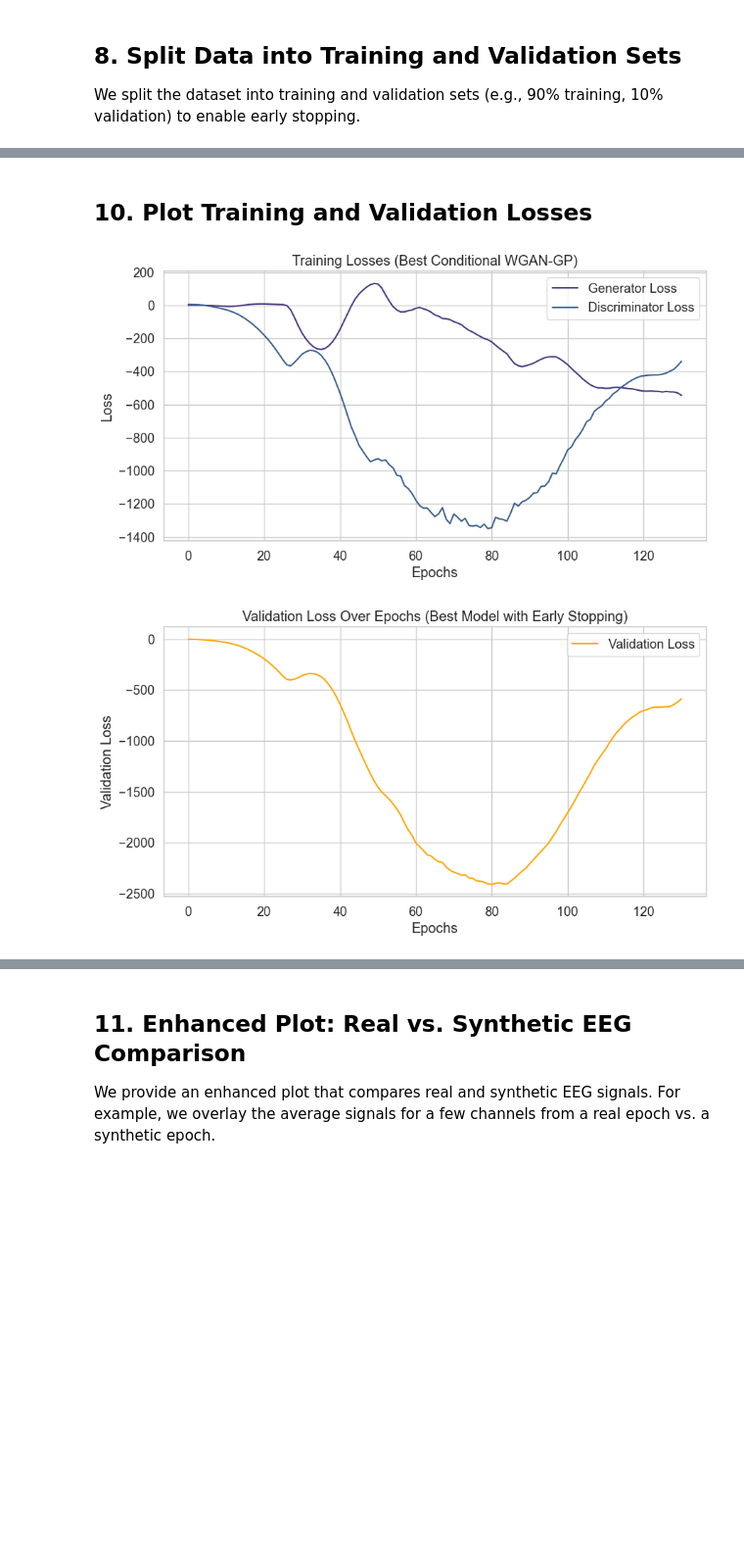
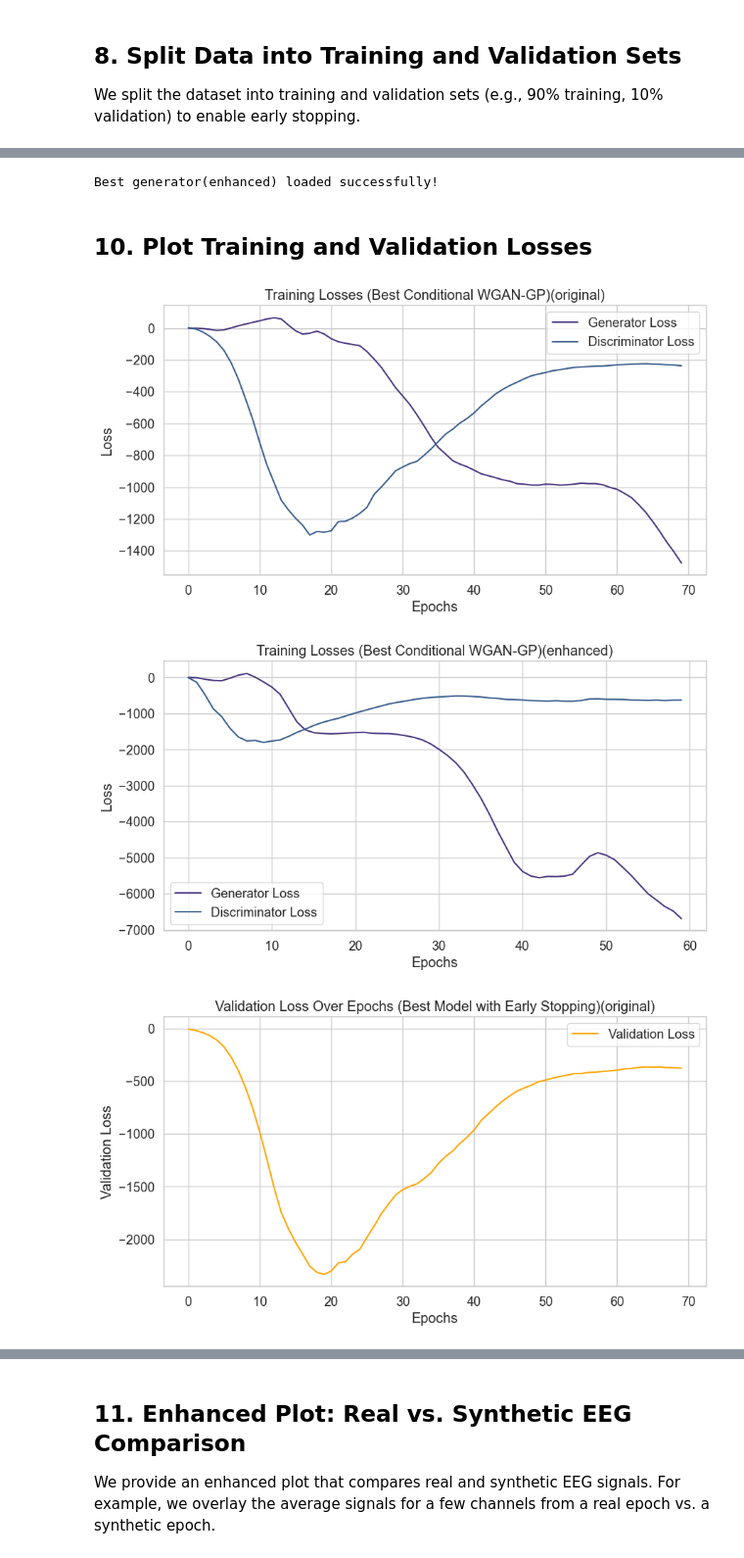
Before and after one commit to tneuschaefer/gnn-project, a Jupyter notebook: notebooks/GAN_augmentation_exploration.ipynb, the cells around one changed output, grey strips where cells are left out. Shown at 98% size. Saved outputs shown, nothing was run; the diff lists cells and outputs as text; code cells hidden in the pictures; blank space fills up the shorter version.

```diff
--- a/notebooks/GAN_augmentation_exploration.ipynb
+++ b/notebooks/GAN_augmentation_exploration.ipynb
@@ -65,6 +71,8 @@ n_channels = 63
 signal_len = 1000    # 5 seconds at 200 Hz
 num_classes = 2
 
+target_signal_len = 1001
+
 batch_size = 64
 learning_rate = 5e-5
 lambda_gp = 10
@@ -572,0 +667,6 @@ Best validation loss: -2409.6560
+# %%
+# Tuning Enhanced Discriminator
+best_config_enh, _, G_losses_tune_enh, D_losses_tune_enh, val_losses_tune_enh = tune_cWGAN(
+    hyperparams_list, EEGGenerator, EEGDiscriminatorEnhanced,
+    train_loader, val_loader, latent_dim, device, patience=50, model_save_dir='./models/enhanced'
+)
@@ -587,39 +724,55 @@ Best generator loaded successfully!
+# %%
+# Enhanced model loading
+
+# Load the best saved generator
+best_generator_enhanced = EEGGenerator(latent_dim, n_channels, target_signal_len, num_classes).to(device)
+best_generator_enhanced.load_state_dict(torch.load('./models/enhanced/best_generator.pth', map_location=device))
+best_generator_enhanced.eval()
+
+print("Best generator(enhanced) loaded successfully!")
+# %% [output]
+Best generator(enhanced) loaded successfully!
 # %% [markdown]
 ## 10. Plot Training and Validation Losses
 # %%
-# plt.figure(figsize=(10,5))
-# plt.plot(G_losses, label="Generator Loss")
-# plt.plot(D_losses, label="Discriminator Loss")
-# plt.xlabel("Iterations")
-# plt.ylabel("Loss")
-# plt.title("Training Losses for Conditional WGAN-GP")
-# plt.legend()
-# plt.show()
-#
-# plt.figure(figsize=(10,5))
-# plt.plot(val_losses, label="Validation Loss", color="orange")
-# plt.xlabel("Epochs")
-# plt.ylabel("Validation Loss")
-# plt.title("Validation Loss Over Epochs (Early Stopping)")
-# plt.legend()
-# plt.show()
+# For original
 plt.figure(figsize=(10, 5))
-plt.plot(best_G_losses, label="Generator Loss")
-plt.plot(best_D_losses, label="Discriminator Loss")
+plt.plot(G_losses_tune_orig, label="Generator Loss")
+plt.plot(D_losses_tune_orig, label="Discriminator Loss")
 plt.xlabel("Epochs")
 plt.ylabel("Loss")
-plt.title("Training Losses (Best Conditional WGAN-GP)")
+plt.title("Training Losses (Best Conditional WGAN-GP)(original)")
+plt.legend()
+plt.show()
+
+# Enhanced
+plt.figure(figsize=(10, 5))
+plt.plot(G_losses_tune_enh, label="Generator Loss")
+plt.plot(D_losses_tune_enh, label="Discriminator Loss")
+plt.xlabel("Epochs")
+plt.ylabel("Loss")
+plt.title("Training Losses (Best Conditional WGAN-GP)(enhanced)")
 plt.legend()
 plt.show()
 
 # Plot Validation Loss
 plt.figure(figsize=(10, 5))
-plt.plot(best_val_losses, label="Validation Loss", color="orange")
+plt.plot(val_losses_tune_orig, label="Validation Loss", color="orange")
 plt.xlabel("Epochs")
 plt.ylabel("Validation Loss")
-plt.title("Validation Loss Over Epochs (Best Model with Early Stopping)")
+plt.title("Validation Loss Over Epochs (Best Model with Early Stopping)(original)")
 plt.legend()
 plt.show()
+
+# Plot Validation Loss(enhanced)
+plt.figure(figsize=(10, 5))
+plt.plot(val_losses_tune_enh, label="Validation Loss", color="orange")
+plt.xlabel("Epochs")
+plt.ylabel("Validation Loss")
+plt.title("Validation Loss Over Epochs (Best Model with Early Stopping)(enhanced)")
+plt.legend()
+plt.show()
 # %% [output]
-[figure, old version]
+[figure, new version]
-[figure, old version]
+[figure, new version]
+[figure, added]
```
Also changed, not shown: parts of 23 cells of this notebook, 4 other files.
